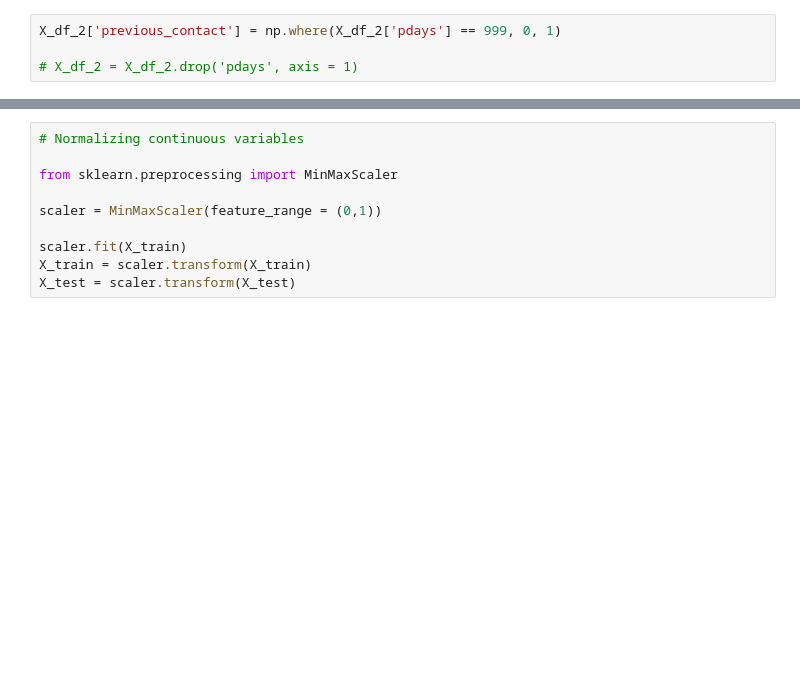
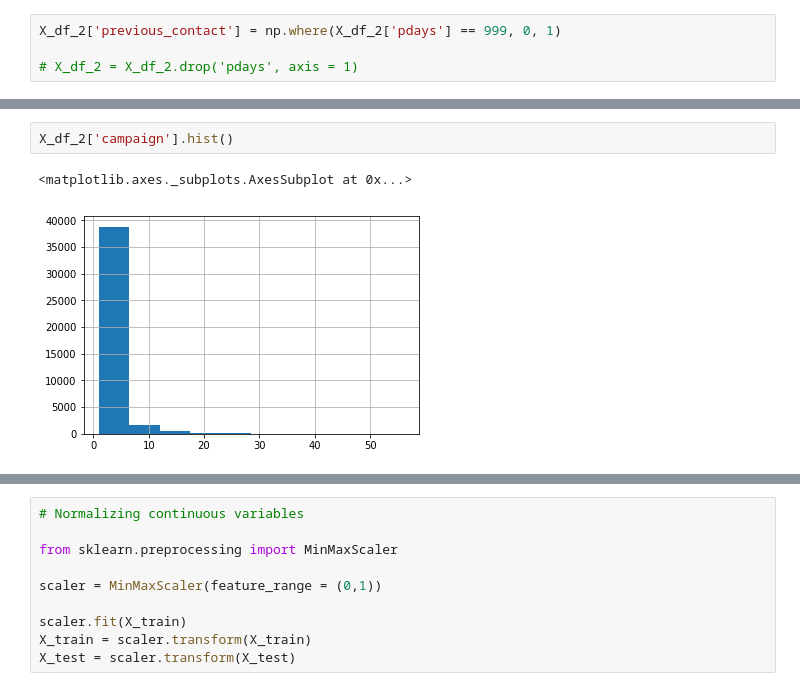
Before and after one commit to finnqiao/bank-logistic, a Jupyter notebook: bank-logistic-v1.ipynb, the cells around one changed output, grey strips where cells are left out. Saved outputs shown, nothing was run; the diff lists cells and outputs as text; blank space fills up the shorter version.

```diff
--- a/bank-logistic-v1.ipynb
+++ b/bank-logistic-v1.ipynb
@@ -234,0 +242,5 @@ X_df_2['previous_contact'] = np.where(X_df_2['pdays'] == 999, 0, 1)
+# %%
+X_df_2['campaign'].hist()
+# %% [output]
+<matplotlib.axes._subplots.AxesSubplot at 0x...>
+[figure, added]
```
Also changed, not shown: parts of 16 cells of this notebook, 1 other file.
